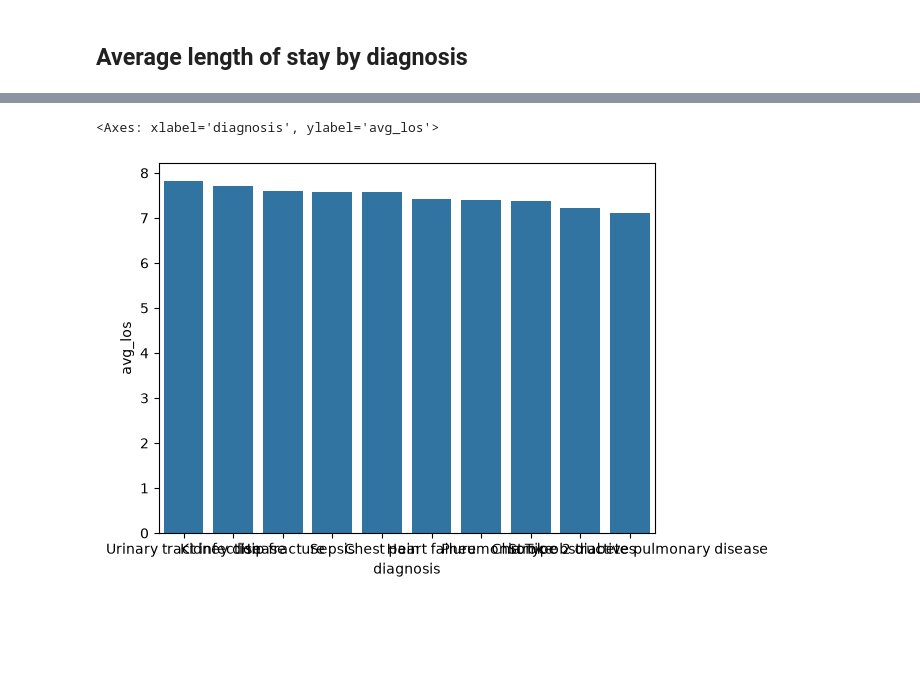
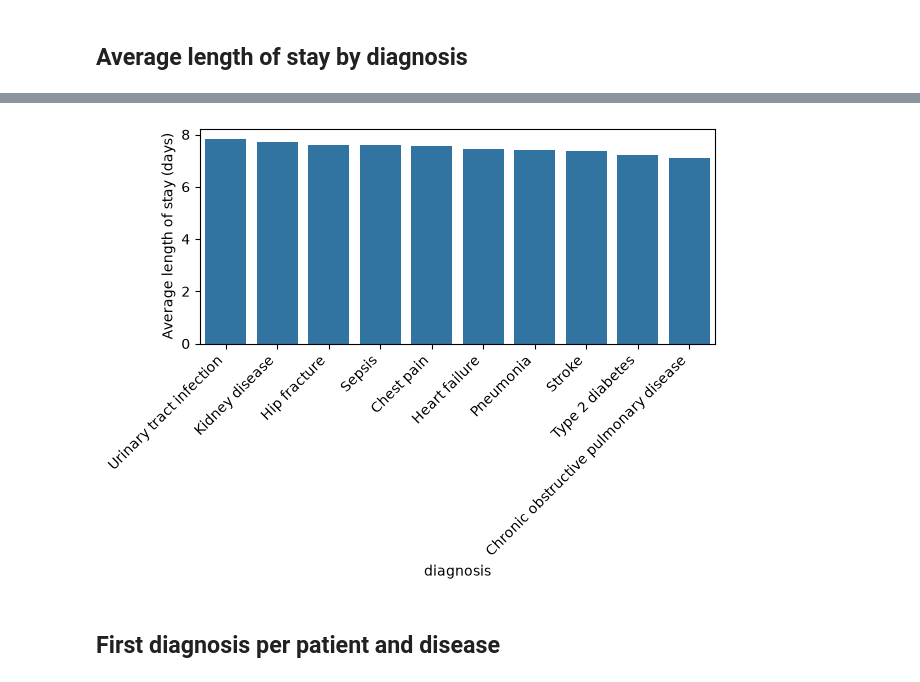
Before and after one commit to robertmaidstone/readmission-study, a Jupyter notebook: notebooks/analysis.ipynb, the cells around one changed output, grey strips where cells are left out. Saved outputs shown, nothing was run; the diff lists cells and outputs as text; code cells hidden in the pictures; blank space fills up the shorter version.

```diff
--- a/notebooks/analysis.ipynb
+++ b/notebooks/analysis.ipynb
@@ -37,9 +44,15 @@ HINT:  No operator matches the given name and argument types. You might need to
 # %%
-sns.barplot(
+df["avg_los_days"] = df["avg_los"].dt.total_seconds() / (24 * 60 * 60)
+
+ax = sns.barplot(
     data=df,
     x="diagnosis",
-    y="avg_los"
+    y="avg_los_days"
 )
+ax.set_ylabel("Average length of stay (days)")
+plt.xticks(rotation=45, ha="right")
+plt.tight_layout()
 # %% [output]
-<Axes: xlabel='diagnosis', ylabel='avg_los'>
-[figure, old version]
+[figure, new version]
+# %% [markdown]
+## First diagnosis per patient and disease
```
Also changed, not shown: parts of 5 cells of this notebook.
